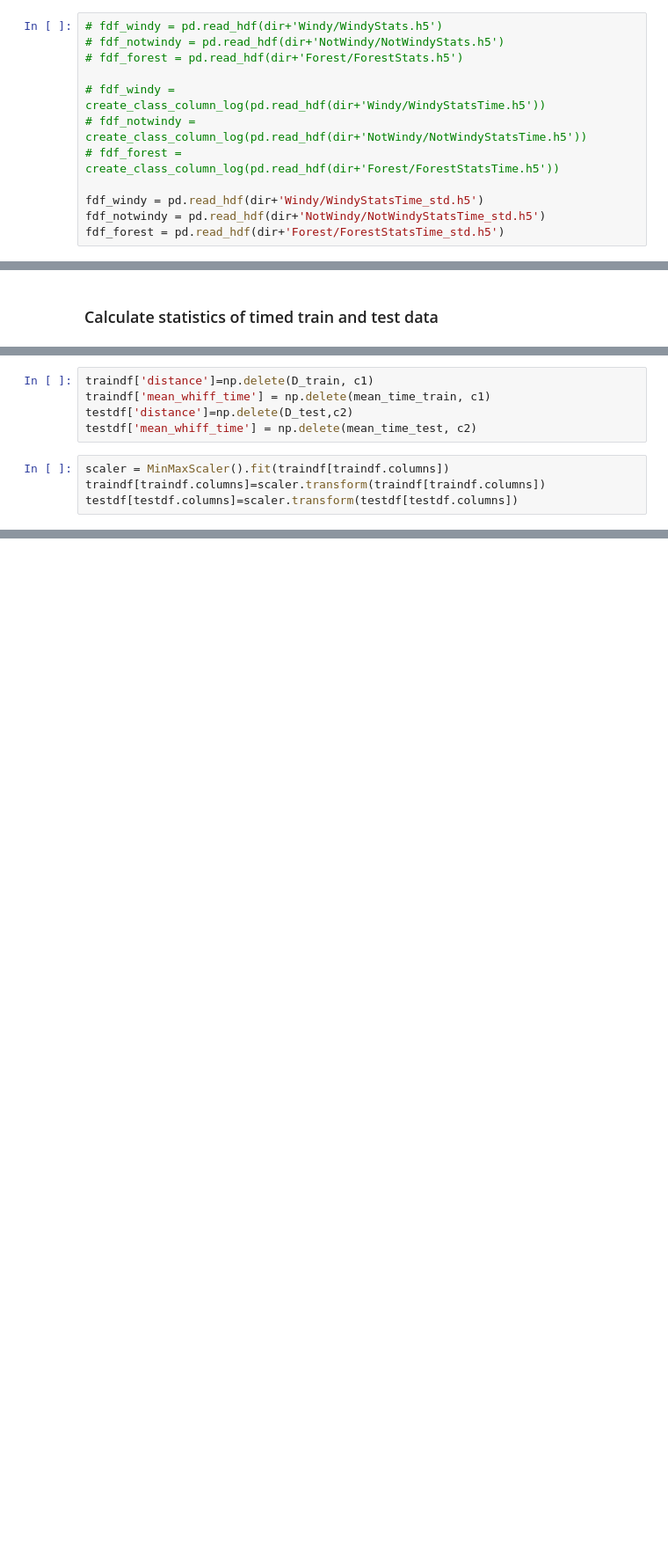
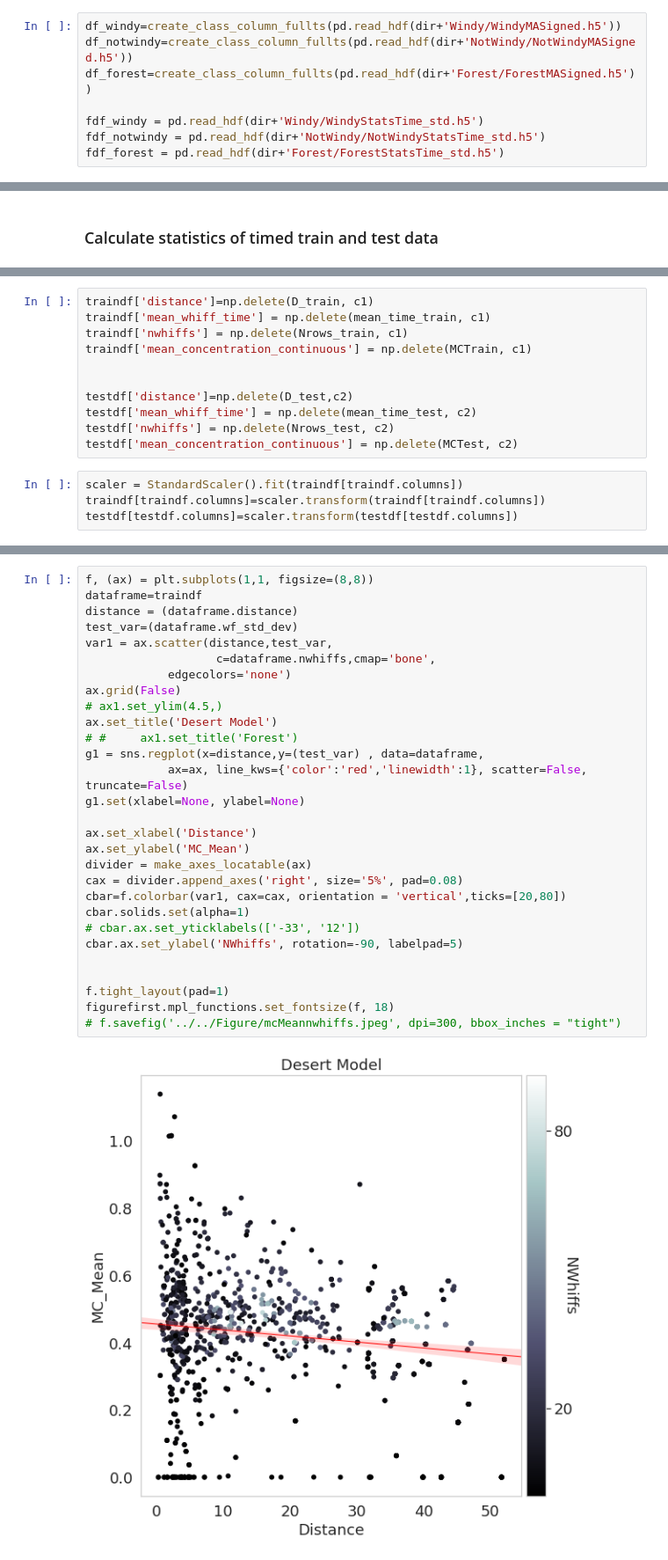
Before and after one commit to arunavanag591/odor_analysis, a Jupyter notebook: data_exploration/dataClassification.ipynb, the cells around one changed output, grey strips where cells are left out. Shown at 88% size. Drawn from its saved outputs; the diff is of its cells as text; blank space fills up the shorter version.

```diff
--- a/data_exploration/dataClassification.ipynb
+++ b/data_exploration/dataClassification.ipynb
@@ -195,11 +249,7 @@ def gather_stat_timed(dataframe, distance_class, duration_of_encounters,X,y,D,N,
 # %%
-# fdf_windy = pd.read_hdf(dir+'Windy/WindyStats.h5')
-# fdf_notwindy = pd.read_hdf(dir+'NotWindy/NotWindyStats.h5')
-# fdf_forest = pd.read_hdf(dir+'Forest/ForestStats.h5')
-
-# fdf_windy = create_class_column_log(pd.read_hdf(dir+'Windy/WindyStatsTime.h5'))
-# fdf_notwindy = create_class_column_log(pd.read_hdf(dir+'NotWindy/NotWindyStatsTime.h5'))
-# fdf_forest = create_class_column_log(pd.read_hdf(dir+'Forest/ForestStatsTime.h5'))
+df_windy=create_class_column_fullts(pd.read_hdf(dir+'Windy/WindyMASigned.h5'))
+df_notwindy=create_class_column_fullts(pd.read_hdf(dir+'NotWindy/NotWindyMASigned.h5'))
+df_forest=create_class_column_fullts(pd.read_hdf(dir+'Forest/ForestMASigned.h5'))
 
 fdf_windy = pd.read_hdf(dir+'Windy/WindyStatsTime_std.h5')
 fdf_notwindy = pd.read_hdf(dir+'NotWindy/NotWindyStatsTime_std.h5')
@@ -290,10 +376,16 @@ for i in range(len(Xtest)):
 # %%
 traindf['distance']=np.delete(D_train, c1)
 traindf['mean_whiff_time'] = np.delete(mean_time_train, c1)
+traindf['nwhiffs'] = np.delete(Nrows_train, c1)
+traindf['mean_concentration_continuous'] = np.delete(MCTrain, c1)
+
+
 testdf['distance']=np.delete(D_test,c2)
 testdf['mean_whiff_time'] = np.delete(mean_time_test, c2)
+testdf['nwhiffs'] = np.delete(Nrows_test, c2)
+testdf['mean_concentration_continuous'] = np.delete(MCTest, c2)
 # %%
-scaler = MinMaxScaler().fit(traindf[traindf.columns])
+scaler = StandardScaler().fit(traindf[traindf.columns])
 traindf[traindf.columns]=scaler.transform(traindf[traindf.columns])
 testdf[testdf.columns]=scaler.transform(testdf[testdf.columns])
 # %%
@@ -341,3 +410,34 @@ Notes:
+# %%
+f, (ax) = plt.subplots(1,1, figsize=(8,8))
+dataframe=traindf
+distance = (dataframe.distance)
+test_var=(dataframe.wf_std_dev)
+var1 = ax.scatter(distance,test_var,
+                   c=dataframe.nwhiffs,cmap='bone',
+            edgecolors='none')
+ax.grid(False)
+# ax1.set_ylim(4.5,)
+ax.set_title('Desert Model')
+# #     ax1.set_title('Forest')
+g1 = sns.regplot(x=distance,y=(test_var) , data=dataframe,
+            ax=ax, line_kws={'color':'red','linewidth':1}, scatter=False, truncate=False)
+g1.set(xlabel=None, ylabel=None)
+
+ax.set_xlabel('Distance')
+ax.set_ylabel('MC_Mean')
+divider = make_axes_locatable(ax)
+cax = divider.append_axes('right', size='5%', pad=0.08)
+cbar=f.colorbar(var1, cax=cax, orientation = 'vertical',ticks=[20,80])
+cbar.solids.set(alpha=1)
+# cbar.ax.set_yticklabels(['-33', '12'])
+cbar.ax.set_ylabel('NWhiffs', rotation=-90, labelpad=5)
+
+
+f.tight_layout(pad=1)
+figurefirst.mpl_functions.set_fontsize(f, 18)
+# f.savefig('../../Figure/mcMeannwhiffs.jpeg', dpi=300, bbox_inches = "tight")
+# %% [output]
+[figure, added]
 # %%
 f,ax = plt.subplots(1,1,figsize=(5,5))
 ax.plot([0.5,1,2,3,4,5,8,10,20],[0.366,0.46,0.55,0.571,0.572,0.612,0.61,0.677,0.728])
```
Also changed, not shown: parts of 13 cells of this notebook, 4 other files.
